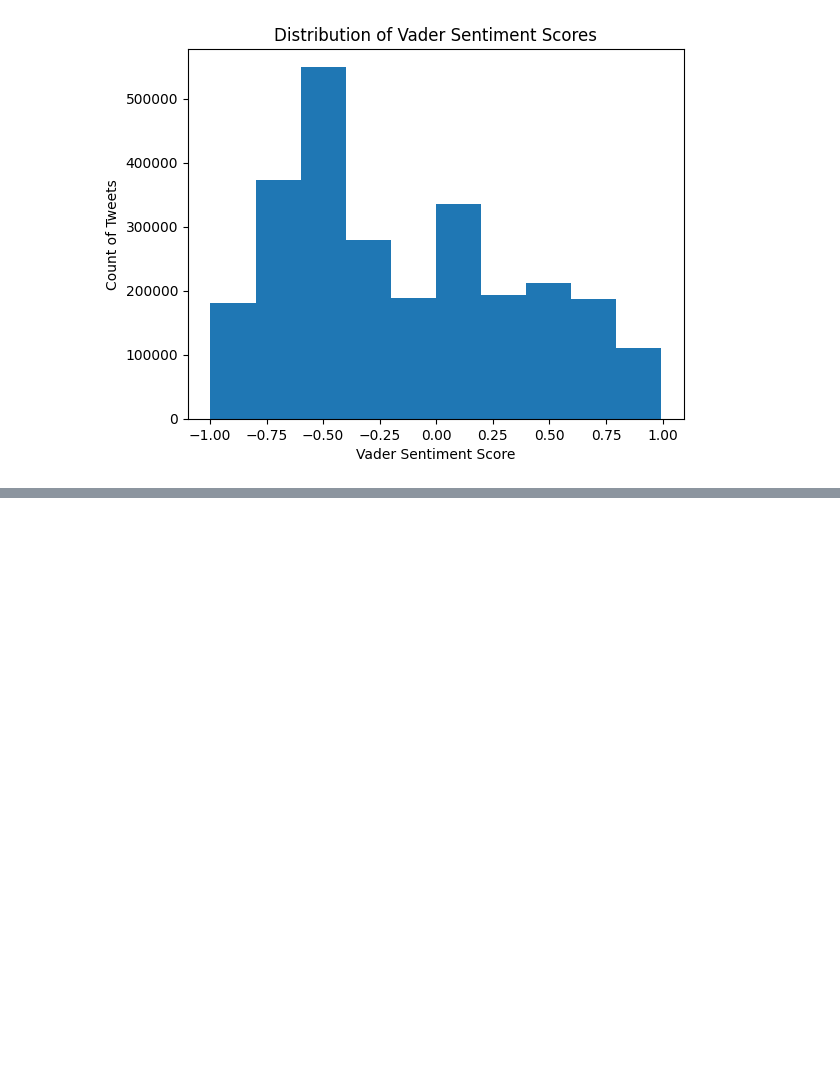
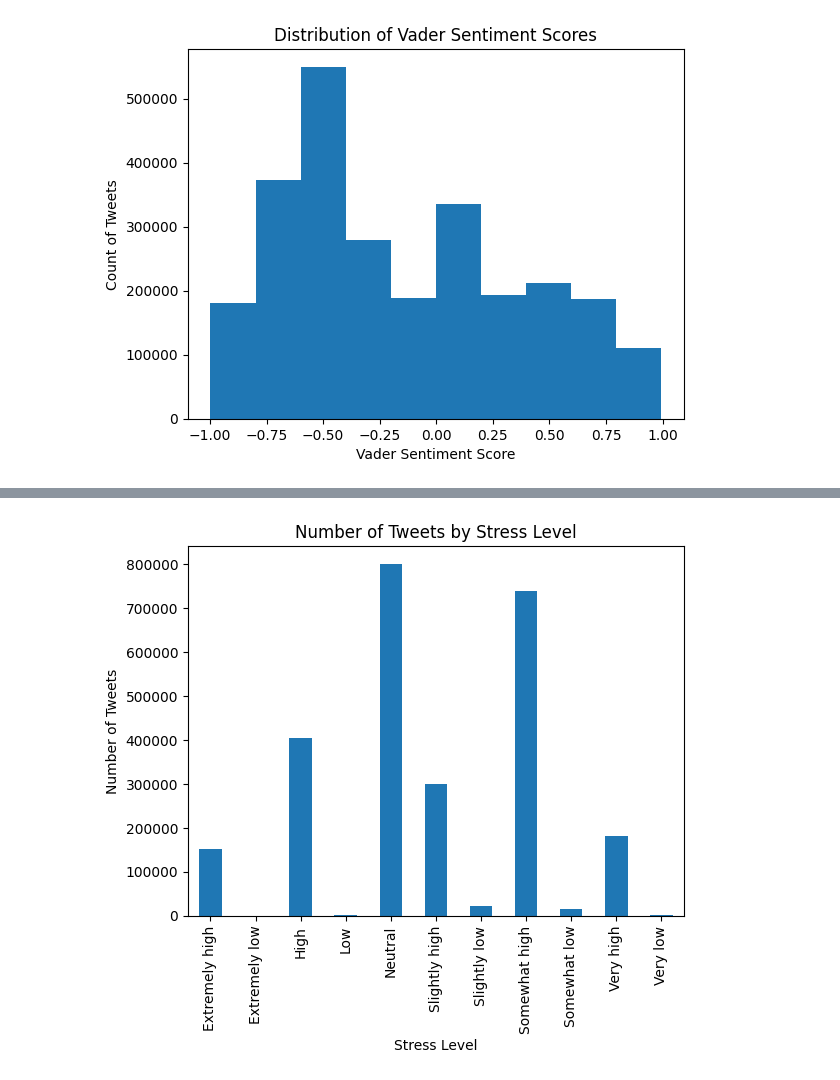
Before and after one commit to Chrisiscool3/LSDMSpring23, a Jupyter notebook: visualizations_clean_data.ipynb, the cells around one changed output, grey strips where cells are left out. Cells and saved outputs as stored; diff of their text form; code cells hidden in the pictures; blank space fills up the shorter version.

Commit message:
Add files via upload
updated visualizations

```diff
--- a/visualizations_clean_data.ipynb
+++ b/visualizations_clean_data.ipynb
@@ -43,0 +45,11 @@ Text(0, 0.5, 'Vader Sentiment Score')
+# %%
+# bar chart represening number of tweets in each stress level category
+tweets_by_stress_level = data.groupby('stress_level_descriptions')['Text'].count()
+tweets_by_stress_level.plot(kind='bar')
+
+plt.title('Number of Tweets by Stress Level')
+plt.xlabel('Stress Level')
+plt.ylabel('Number of Tweets')
+plt.show()
+# %% [output]
+[figure, added]
```
Also changed, not shown: parts of 3 cells of this notebook.
